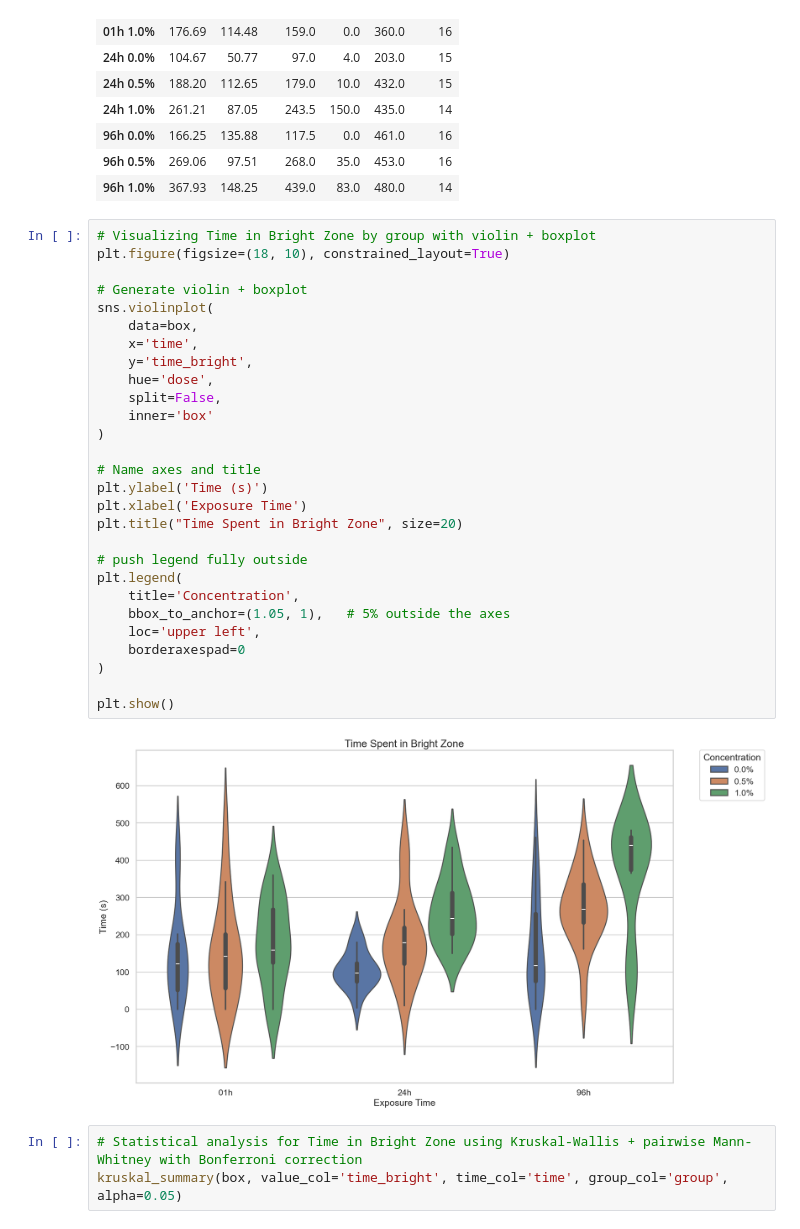
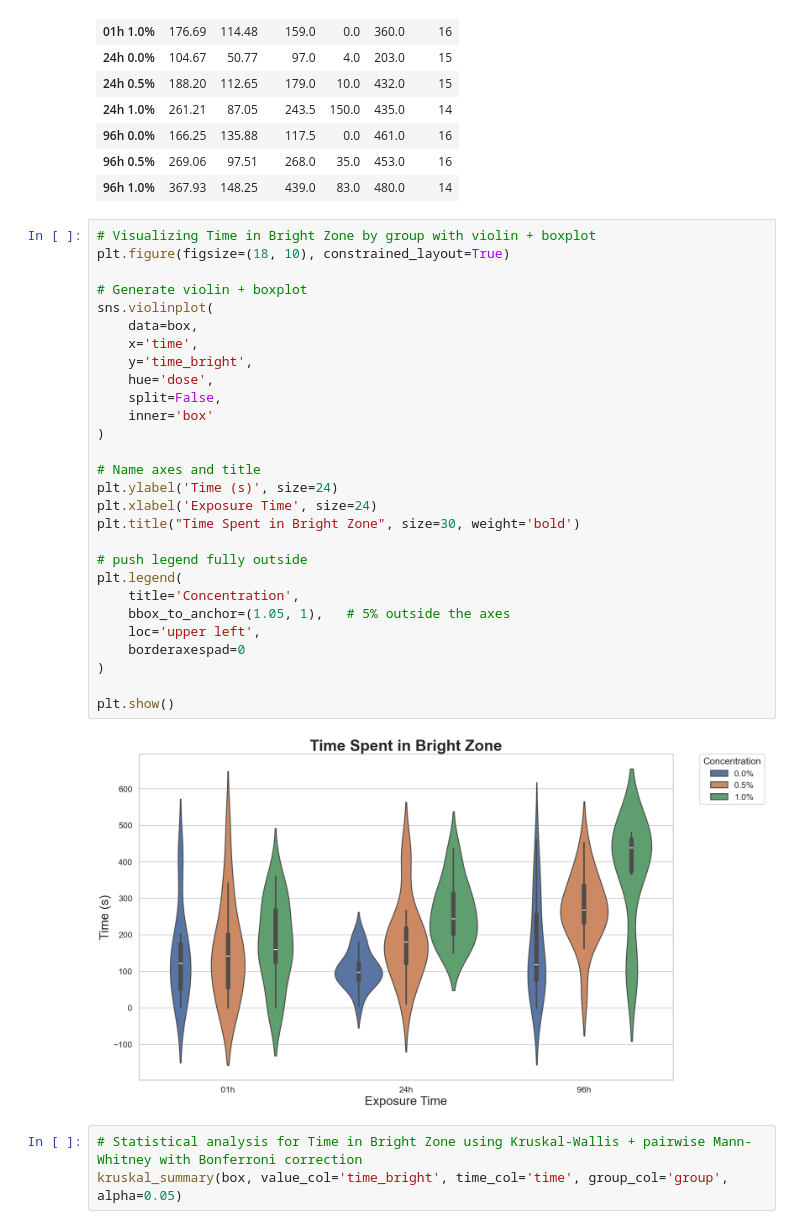
Before and after one commit to fabriscaique/zebrafish_testbattery, a Jupyter notebook: main.ipynb, the cells around one changed output. Saved outputs shown, nothing was run; the diff lists cells and outputs as text.

```diff
--- a/main.ipynb
+++ b/main.ipynb
@@ -489,33 +499,33 @@ box.groupby('group')['time_bright'].agg(['mean', 'std', 'median', 'min', 'max',
 # %%
 # Visualizing Time in Bright Zone by group with violin + boxplot
 plt.figure(figsize=(18, 10), constrained_layout=True)
 
 # Generate violin + boxplot
 sns.violinplot(
     data=box,
     x='time',
     y='time_bright',
     hue='dose',
     split=False,
     inner='box'
 )
 
 # Name axes and title
-plt.ylabel('Time (s)')
-plt.xlabel('Exposure Time')
-plt.title("Time Spent in Bright Zone", size=20)
+plt.ylabel('Time (s)', size=24)
+plt.xlabel('Exposure Time', size=24)
+plt.title("Time Spent in Bright Zone", size=30, weight='bold')
 
 # push legend fully outside
 plt.legend(
     title='Concentration',
     bbox_to_anchor=(1.05, 1),   # 5% outside the axes
     loc='upper left',
     borderaxespad=0
 )
 
 plt.show()
 # %% [output]
-[figure, old version]
+[figure, new version]
 # %%
 # Statistical analysis for Time in Bright Zone using Kruskal-Wallis + pairwise Mann-Whitney with Bonferroni correction
 kruskal_summary(box, value_col='time_bright', time_col='time', group_col='group', alpha=0.05)
```
Also changed, not shown: parts of 33 cells of this notebook.
